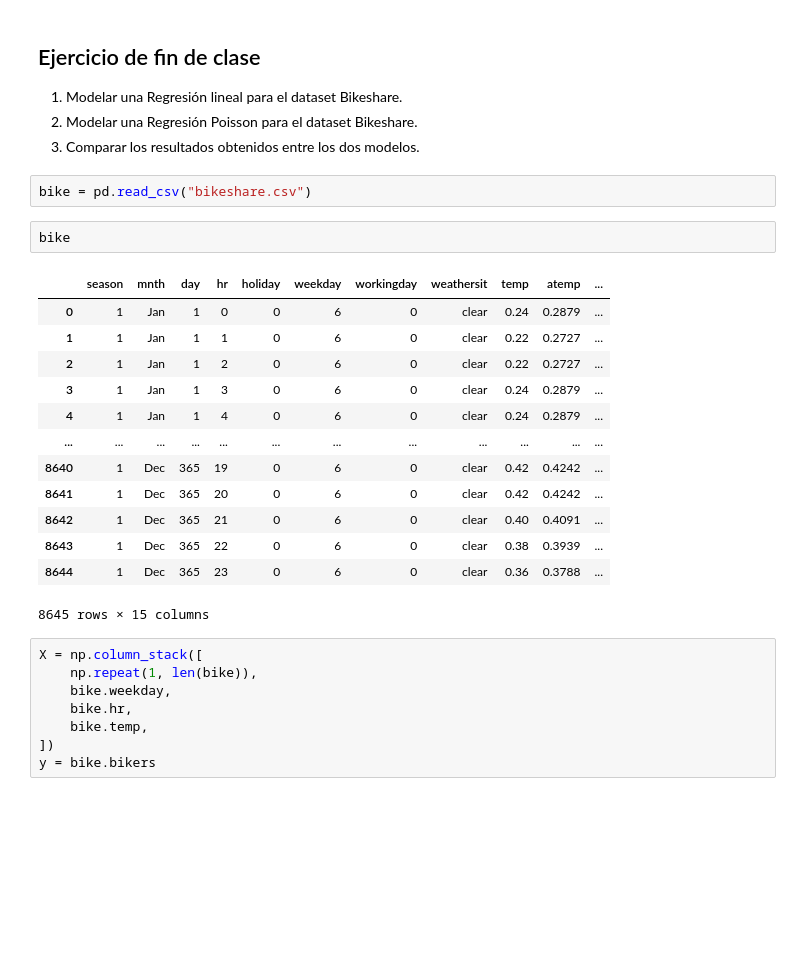
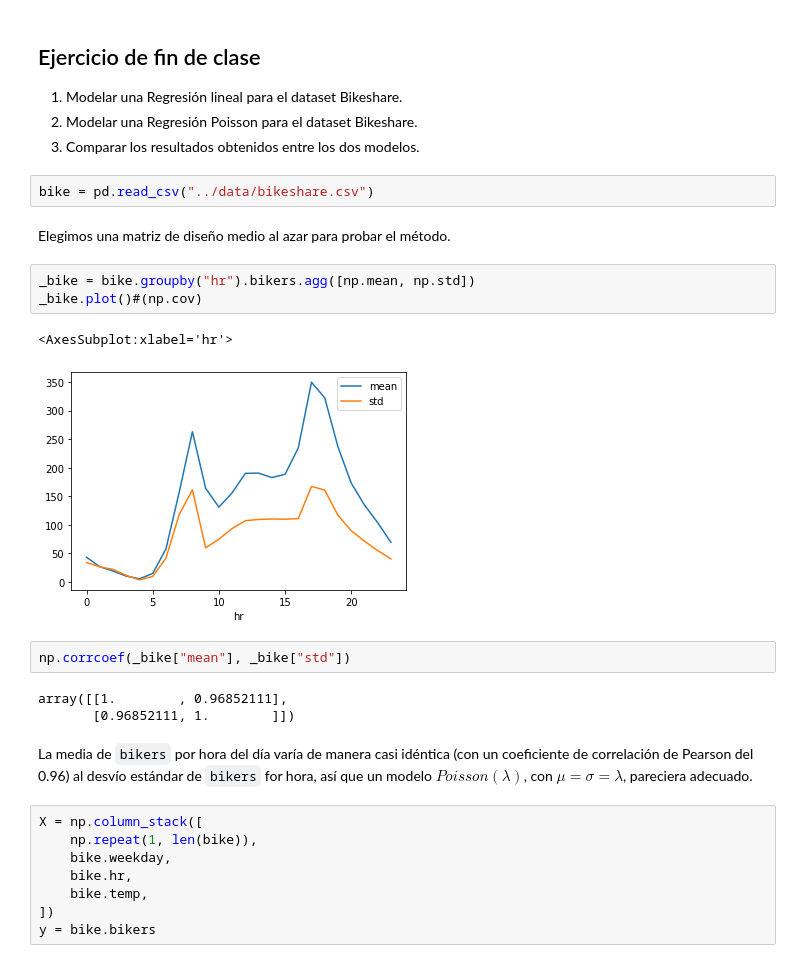
Before and after one commit to fcen-amateur/aprendizaje-supervisado, a Jupyter notebook: notebooks/Clase 2 - MLGs.ipynb, the cells around one changed output. Saved outputs shown, nothing was run; the diff lists cells and outputs as text; blank space fills up the shorter version.

```diff
--- a/notebooks/Clase 2 - MLGs.ipynb
+++ b/notebooks/Clase 2 - MLGs.ipynb
@@ -277,23 +283,22 @@ np.diag(sm_fit.cov_params()) ** .5, my_model.coefs_sd_
 2. Modelar una Regresión Poisson para el dataset Bikeshare.
 3. Comparar los resultados obtenidos entre los dos modelos.
 # %%
-bike = pd.read_csv("bikeshare.csv")
+bike = pd.read_csv("../data/bikeshare.csv")
-# %%
-bike
-# %% [output]
-|  | season | mnth | day | hr | holiday | weekday | workingday | weathersit | temp | atemp | ... |
-| 0 | 1 | Jan | 1 | 0 | 0 | 6 | 0 | clear | 0.24 | 0.2879 | ... |
-| 1 | 1 | Jan | 1 | 1 | 0 | 6 | 0 | clear | 0.22 | 0.2727 | ... |
-| 2 | 1 | Jan | 1 | 2 | 0 | 6 | 0 | clear | 0.22 | 0.2727 | ... |
-| 3 | 1 | Jan | 1 | 3 | 0 | 6 | 0 | clear | 0.24 | 0.2879 | ... |
-| 4 | 1 | Jan | 1 | 4 | 0 | 6 | 0 | clear | 0.24 | 0.2879 | ... |
-| ... | ... | ... | ... | ... | ... | ... | ... | ... | ... | ... | ... |
-| 8640 | 1 | Dec | 365 | 19 | 0 | 6 | 0 | clear | 0.42 | 0.4242 | ... |
-| 8641 | 1 | Dec | 365 | 20 | 0 | 6 | 0 | clear | 0.42 | 0.4242 | ... |
-| 8642 | 1 | Dec | 365 | 21 | 0 | 6 | 0 | clear | 0.40 | 0.4091 | ... |
-| 8643 | 1 | Dec | 365 | 22 | 0 | 6 | 0 | clear | 0.38 | 0.3939 | ... |
-| 8644 | 1 | Dec | 365 | 23 | 0 | 6 | 0 | clear | 0.36 | 0.3788 | ... |
-8645 rows × 15 columns
+# %% [markdown]
+Elegimos una matriz de diseño medio al azar para probar el método.
+# %%
+_bike = bike.groupby("hr").bikers.agg([np.mean, np.std])
+_bike.plot()#(np.cov)
+# %% [output]
+<AxesSubplot:xlabel='hr'>
+[figure, added]
+# %%
+np.corrcoef(_bike["mean"], _bike["std"])
+# %% [output]
+array([[1.        , 0.96852111],
+       [0.96852111, 1.        ]])
+# %% [markdown]
+La media de `bikers` por hora del día varía de manera casi idéntica (con un coeficiente de correlación de Pearson del 0.96) al desvío estándar de `bikers` for hora, así que un modelo $Poisson(\lambda)$, con $\mu = \sigma = \lambda$, pareciera adecuado.
 # %%
 X = np.column_stack([
     np.repeat(1, len(bike)),
```
Also changed, not shown: parts of 36 cells of this notebook.
